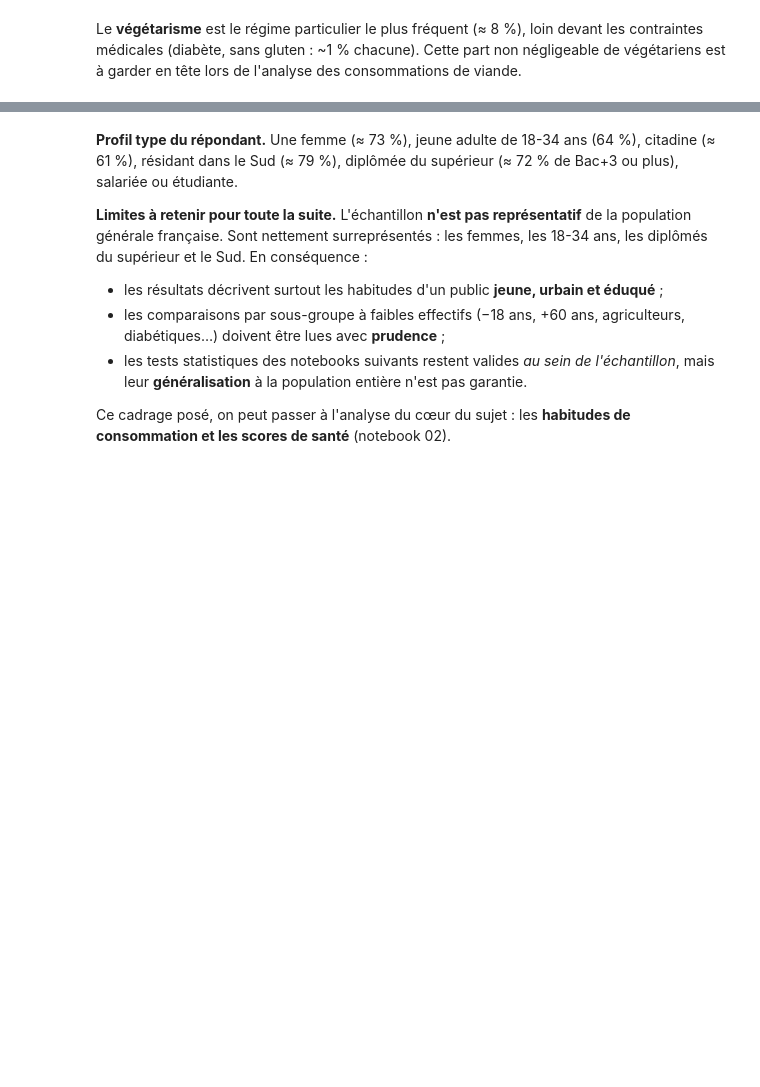
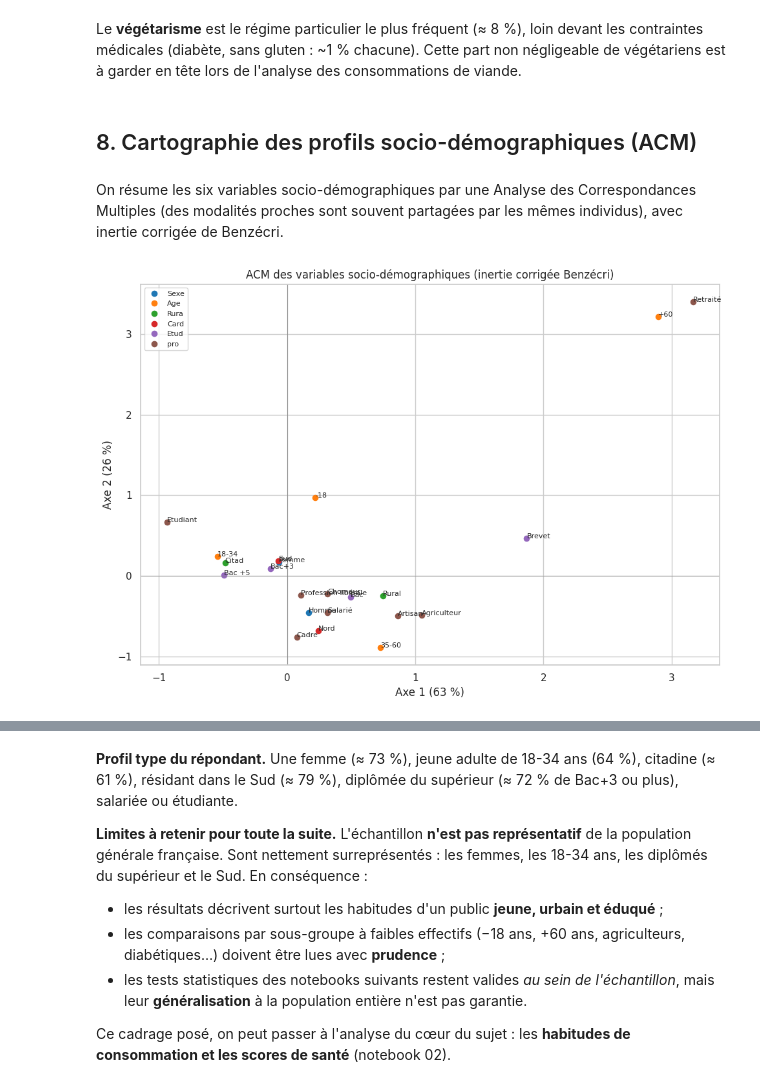
Before and after one commit to floSa/food-habits-analysis, a Jupyter notebook: notebooks/01_population.ipynb, the cells around one changed output, grey strips where cells are left out. Cells and saved outputs as stored; diff of their text form; code cells hidden in the pictures; blank space fills up the shorter version.

Commit message:
analyse(nb01): ajout ACM demographique (espace socio structure par age)

```diff
--- a/notebooks/01_population.ipynb
+++ b/notebooks/01_population.ipynb
@@ -186,3 +186,32 @@ display(Markdown(reg_df.to_markdown(index=False)))
 Le **végétarisme** est le régime particulier le plus fréquent (≈ 8 %), loin devant les
 contraintes médicales (diabète, sans gluten : ~1 % chacune). Cette part non négligeable
 de végétariens est à garder en tête lors de l'analyse des consommations de viande.
+# %% [markdown]
+## 8. Cartographie des profils socio-démographiques (ACM)
+# %% [markdown]
+On résume les six variables socio-démographiques par une Analyse des Correspondances
+Multiples (des modalités proches sont souvent partagées par les mêmes individus), avec
+inertie corrigée de Benzécri.
+# %%
+import prince
+from utils import analysis as A
+
+DEMO = ["Sexe", "Age", "Rura", "Card", "Etud", "pro"]
+Xd = df[DEMO].astype(str).fillna("NR")
+mca_d = prince.MCA(n_components=4, random_state=42).fit(Xd)
+ben = A.benzecri_percentages(mca_d.eigenvalues_, len(DEMO))
+coords_d = mca_d.column_coordinates(Xd)
+
+fig, ax = plt.subplots(figsize=(10, 7))
+palette = dict(zip(DEMO, sns.color_palette("tab10", len(DEMO))))
+for idx in coords_d.index:
+    var, mod = idx.split("__")
+    ax.scatter(coords_d.loc[idx, 0], coords_d.loc[idx, 1], color=palette[var], s=35)
+    ax.annotate(mod, (coords_d.loc[idx, 0], coords_d.loc[idx, 1]), fontsize=8)
+ax.axhline(0, color="grey", lw=0.6); ax.axvline(0, color="grey", lw=0.6)
+ax.set_xlabel(f"Axe 1 ({ben[0]:.0f} %)"); ax.set_ylabel(f"Axe 2 ({ben[1]:.0f} %)")
+ax.set_title("ACM des variables socio-démographiques (inertie corrigée Benzécri)")
+ax.legend(handles=[plt.Line2D([0], [0], marker="o", ls="", color=palette[v], label=v) for v in DEMO], fontsize=8)
+fig.tight_layout()
+# %% [output]
+[figure, added]
```
Also changed, not shown: parts of 2 cells of this notebook, 3 other files.
